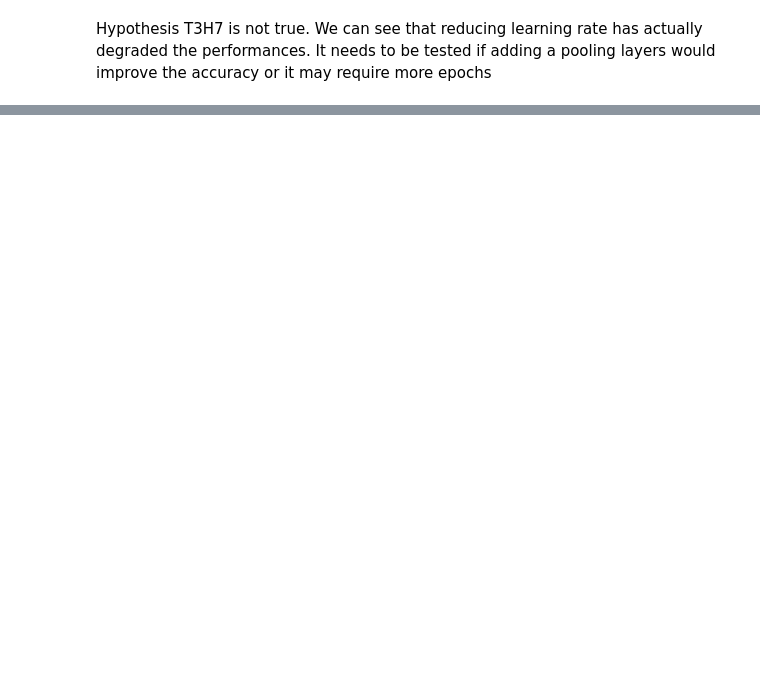
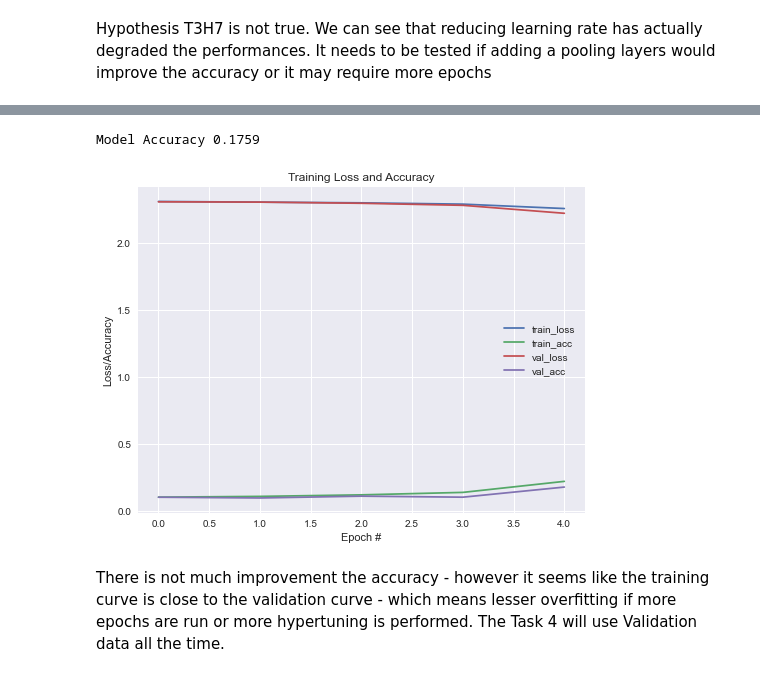
Before and after one commit to inqubate/vision_projects, a Jupyter notebook: notebooks/20201013_Team4_CNN_Saurav_Bakshi.ipynb, the cells around one changed output, grey strips where cells are left out. Drawn from its saved outputs; the diff is of its cells as text; code cells hidden in the pictures; blank space fills up the shorter version.

```diff
--- a/notebooks/20201013_Team4_CNN_Saurav_Bakshi.ipynb
+++ b/notebooks/20201013_Team4_CNN_Saurav_Bakshi.ipynb
@@ -726,0 +1065,19 @@ We can see that reducing learning rate has actually degraded the performances. I
+# %%
+# Hyperparameters for Hypothesis T3_H7
+filter_size = (5, 5)
+activation = "sigmoid"
+learning_rate = 0.01
+opt = SGD(learning_rate)
+hidden_dense_units = 128
+batch_size = 128
+n_epochs = 5
+n_classes = len(class_types)
+metrics = ["accuracy"]
+loss = "categorical_crossentropy"
+n_epochs = 5
+# %%
+# train the task 2 model with Validation Data
+t2_model = build_model(build_task2_model, activation, n_classes, filter_size, hidden_dense_units)
+t2_model_hist, t2_model = run_model(t2_model, loss,
+                                              opt, metrics, n_epochs,
+                                              batch_size, validation_data=(valX, valY))
@@ -726,0 +1095,14 @@ We can see that reducing learning rate has actually degraded the performances. I
+# %%
+# evaluate the network
+predictions = t2_model.predict(testX, batch_size=128)
+acc_score = accuracy_score(testY.argmax(axis=1),
+                           predictions.argmax(axis=1))
+print(f"Model Accuracy {acc_score}")
+# %% [output]
+Model Accuracy 0.1759
+# %%
+plot_summary(t2_model_hist, n_epochs, valid=True)
+# %% [output]
+[figure, added]
+# %% [markdown]
+There is not much improvement the accuracy - however it seems like the training curve is close to the validation curve - which means lesser overfitting if more epochs are run or more hypertuning is performed. The Task 4 will use Validation data all the time.
```
Also changed, not shown: parts of 130 cells of this notebook, 1 other file.
